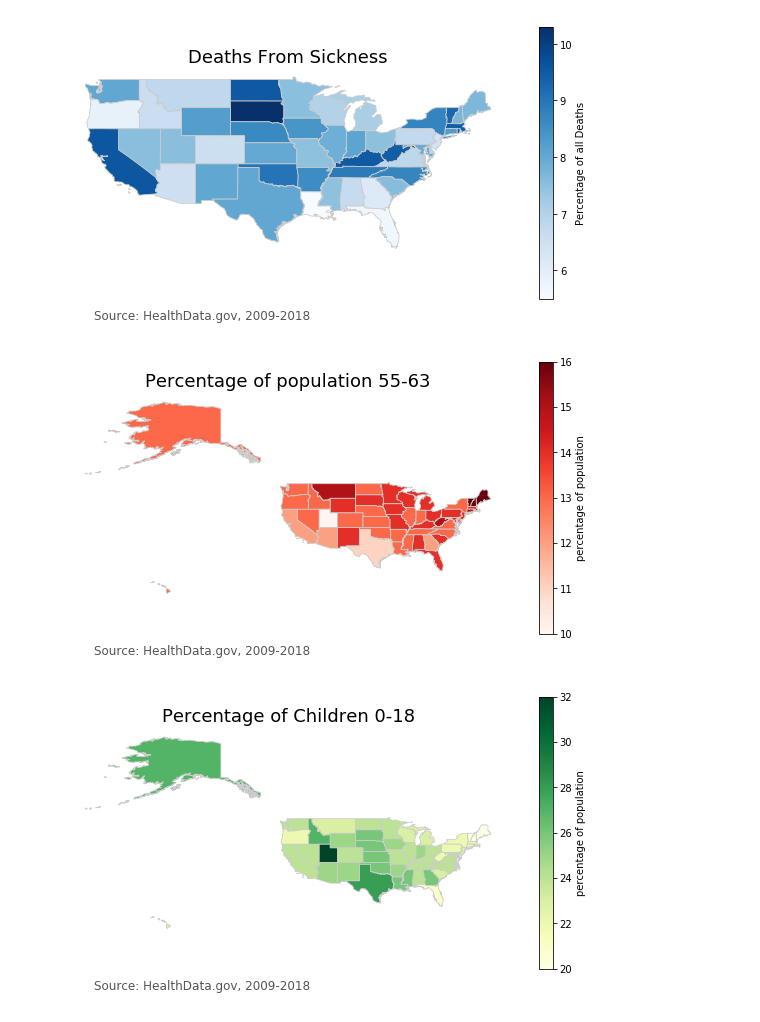
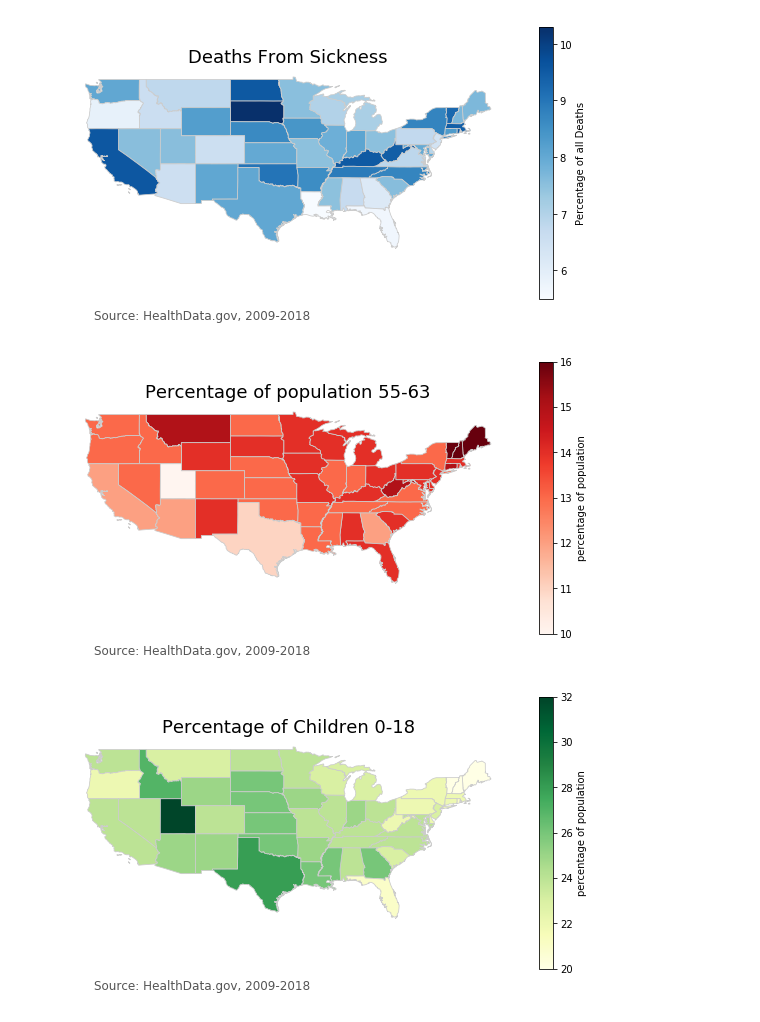
Before and after one commit to Daniel-Lomeland/Bristol_Bay_Fishing, a Jupyter notebook: GeoPandas_State_Maps.ipynb, the cells around one changed output. Saved outputs shown, nothing was run; the diff lists cells and outputs as text; code cells hidden in the pictures.

```diff
--- a/GeoPandas_State_Maps.ipynb
+++ b/GeoPandas_State_Maps.ipynb
@@ -6,25 +6,29 @@ import matplotlib.pyplot as plt
 import os
 # %%
 # load in a shapefile
-map_df = gpd.read_file("/Users/daniellomeland/Data_Sets/States_GIS/states.dbf")
+map_df = gpd.read_file("States_GIS/states.dbf")
 map_df = map_df[map_df.STATE_NAME !='District of Columbia']
-# import CSV
+
+# import main CSV
 df = pd.read_csv("Resources/deaths_per.csv", header=0)
-#import Percentage CSV
+# import Percentage of deaths CSV
 percentage_df = pd.read_csv("Resources/deaths_summary_data.csv", header=0)
-
+# import GDP Data
+gdp_df = pd.read_csv("Resources/GDP.csv", header=0)
 
 # 50 states merge datasets
-merged = map_df.set_index('STATE_NAME').join(df.set_index("US State Name"))
+merged =map_df.set_index('STATE_NAME').join(df.set_index("US State Name"))
 mergedP =map_df.set_index('STATE_NAME').join(percentage_df.set_index('State'))
+mergedGDP =map_df.set_index('STATE_NAME').join(gdp_df.set_index('State'))
 
 # remove Alaska and Hawaii
 map_df = map_df[map_df.STATE_NAME !='Alaska']
 map_df = map_df[map_df.STATE_NAME !='Hawaii']
 
 # 48 states merge datasets
-merged48 = map_df.set_index('STATE_NAME').join(df.set_index("US State Name"))
+merged48 =map_df.set_index('STATE_NAME').join(df.set_index("US State Name"))
 mergedP48 =map_df.set_index('STATE_NAME').join(percentage_df.set_index('State'))
+mergedGDP48 =map_df.set_index('STATE_NAME').join(gdp_df.set_index('State'))
 # %%
 def map (title,data,deaths,color,scale,scale_label):
 
@@ -73,10 +77,10 @@ map('Deaths From Sickness',mergedP48,'Pecent of deaths due to pneumonia or influ
 # %% [output]
 [figure]
 # %%
-map('Percentage of population 55-63',merged,'Adults 55-64','Reds',[16,10],'percentage of population')
+map('Percentage of population 55-63',merged48,'Adults 55-64','Reds',[16,10],'percentage of population')
 # %% [output]
-[figure, old version]
+[figure, new version]
 # %%
-map('Percentage of Children 0-18',merged,'Children 0-18','YlGn',[32,20],'percentage of population')
+map('Percentage of Children 0-18',merged48,'Children 0-18','YlGn',[32,20],'percentage of population')
 # %% [output]
-[figure, old version]
+[figure, new version]
```
Also changed, not shown: parts of 6 cells of this notebook, 3 other files.
